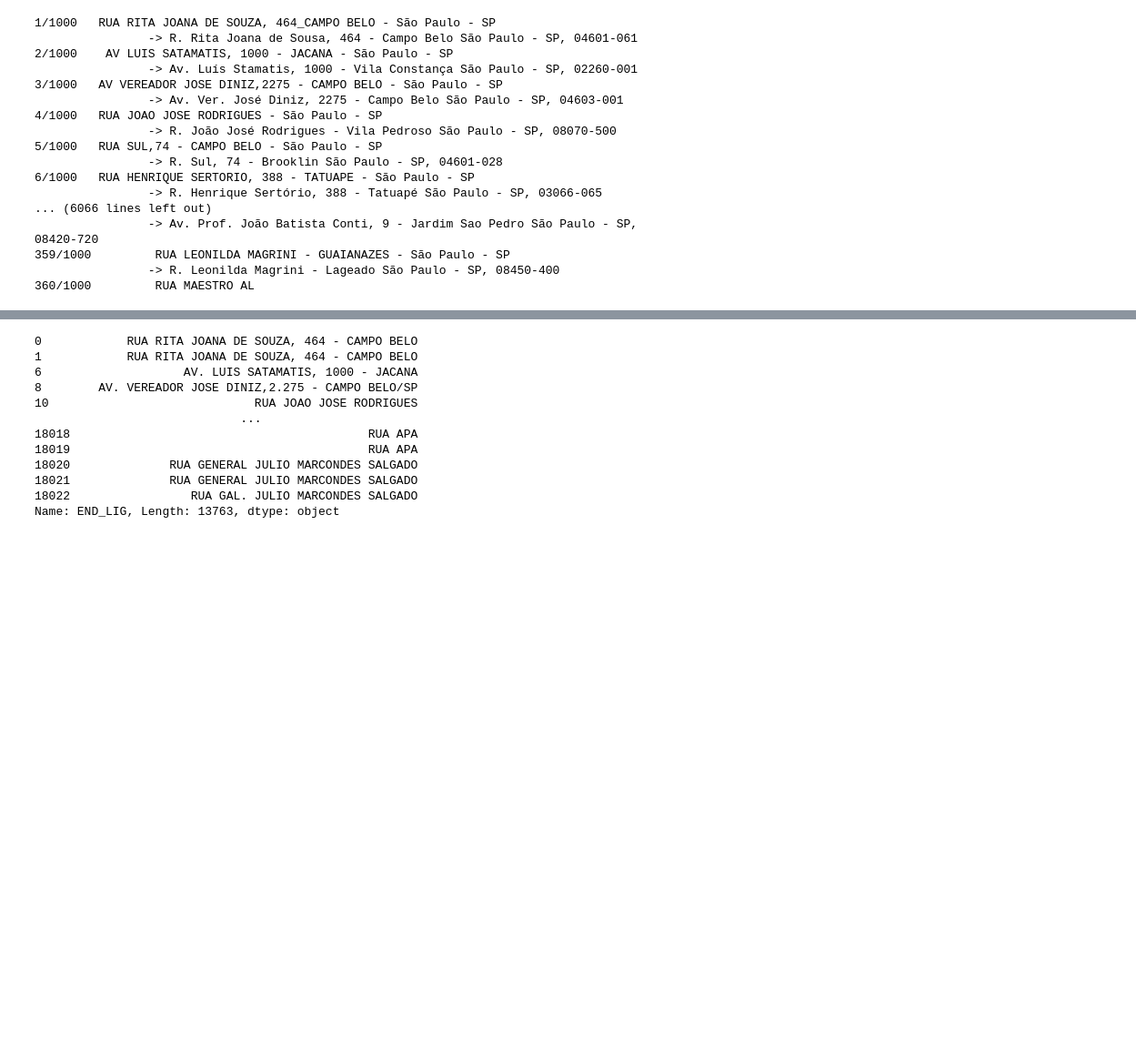
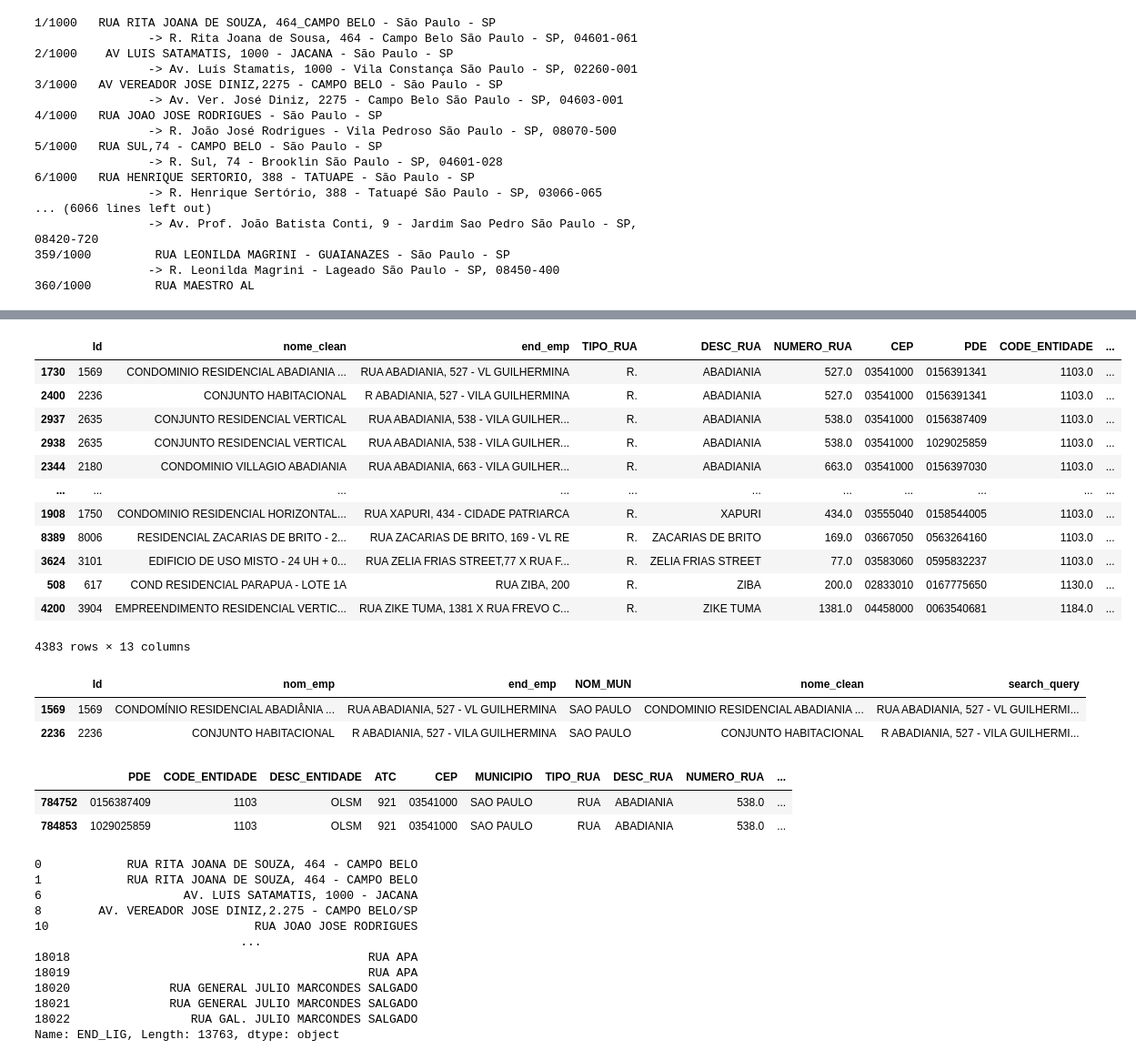
Before and after one commit to arthurhirez/POC_SABESP, a Jupyter notebook: Exploratoria_CargaGeoEmbr.ipynb, the cells around one changed output, grey strips where cells are left out. Shown at 91% size. Drawn from its saved outputs; the diff is of its cells as text; code cells hidden in the pictures; blank space fills up the shorter version.

```diff
--- a/Exploratoria_CargaGeoEmbr.ipynb
+++ b/Exploratoria_CargaGeoEmbr.ipynb
@@ -833,3 +817,27 @@ def scrape_location_data_withbkp(df_queries):
 359/1000         RUA LEONILDA MAGRINI - GUAIANAZES - São Paulo - SP
                 -> R. Leonilda Magrini - Lageado São Paulo - SP, 08450-400
 360/1000         RUA MAESTRO AL
+# %%
+dfs = []
+for i in range(1,10):
+    with open(f'results/results_web_batch_{i}.pkl', 'rb') as file:
+        loaded = pickle.load(file)
+
+    df_aux = pd.DataFrame(loaded, columns=['col1', 'col2', 'col3', 'col4'])
+
+    dfs.append(df_aux)
+
+df_scrap = pd.concat(dfs)
+
+df_scrap.drop(columns=['col1', 'col2'], inplace=True)
+df_scrap.rename(columns = {'col3' : 'Logradouro',
+                         'col4' : 'CEP'}, inplace=True)
+
+
+df_scrap['teste'] = df_scrap['Logradouro'] + '__ ' + df_scrap['CEP']
+
+df_scrap[['lugar', 'CEP_0']] =  df_scrap['teste'].str.split('São Paulo - SP,', n = 1, expand = True)
+
+df_scrap = df_scrap.reset_index(drop = True).reset_index().rename(columns = {'index' : 'Id'})
+
+df_scrap
@@ -1145,0 +911,3 @@ KeyboardInterrupt:
+# %%
+df_ligacoes = pd.merge(data_ligacao_SP[['Id', 'nome_clean', 'end_emp']], df_scrap_ceps, how = 'left', on ='Id')
+df_ligacoes
@@ -1145,0 +928,5 @@ KeyboardInterrupt:
+# %%
+df_ligacoes_clean = df_ligacoes[~df_ligacoes['CEP'].isna()].copy()
+df_ligacoes_clean['NUMERO_RUA'] = df_ligacoes_clean['NUMERO_RUA'].str.extract(r'(\d+)').astype(float)
+df_ligacoes_clean['CEP'] = df_ligacoes_clean['CEP'].str.strip()
+df_ligacoes_clean
@@ -1146,3 +947,40 @@ KeyboardInterrupt:
+# %%
+data_SP_checked['CEP'] = data_SP_checked['CEP'].astype(str)
+
+merge_lig_LOGRADOURO = pd.merge(df_ligacoes_clean,
+                                data_SP_checked[['PDE', 'CODE_ENTIDADE', 'CEP', 'TIPO_RUA', 'DESC_RUA', 'NUMERO_RUA', 'LAT', 'LONG', 'Status']],
+                                how = 'left',
+                                on = ['CEP', 'DESC_RUA', 'NUMERO_RUA'],
+                                suffixes = ('', '_DROP'))
+
+ligacoes_PDE = merge_lig_LOGRADOURO[~merge_lig_LOGRADOURO['PDE'].isna()].sort_values(['DESC_RUA', 'NUMERO_RUA'])
+ligacoes_PDE
+# %% [output]
+|  | Id | nome_clean | end_emp | TIPO_RUA | DESC_RUA | NUMERO_RUA | CEP | PDE | CODE_ENTIDADE | ... |
+| 1730 | 1569 | CONDOMINIO RESIDENCIAL ABADIANIA ... | RUA ABADIANIA, 527 - VL GUILHERMINA | R. | ABADIANIA | 527.0 | 03541000 | 0156391341 | 1103.0 | ... |
+| 2400 | 2236 | CONJUNTO HABITACIONAL | R ABADIANIA, 527 - VILA GUILHERMINA | R. | ABADIANIA | 527.0 | 03541000 | 0156391341 | 1103.0 | ... |
+| 2937 | 2635 | CONJUNTO RESIDENCIAL VERTICAL | RUA ABADIANIA, 538 - VILA GUILHER... | R. | ABADIANIA | 538.0 | 03541000 | 0156387409 | 1103.0 | ... |
+| 2938 | 2635 | CONJUNTO RESIDENCIAL VERTICAL | RUA ABADIANIA, 538 - VILA GUILHER... | R. | ABADIANIA | 538.0 | 03541000 | 1029025859 | 1103.0 | ... |
+| 2344 | 2180 | CONDOMINIO VILLAGIO ABADIANIA | RUA ABADIANIA, 663 - VILA GUILHER... | R. | ABADIANIA | 663.0 | 03541000 | 0156397030 | 1103.0 | ... |
+| ... | ... | ... | ... | ... | ... | ... | ... | ... | ... | ... |
+| 1908 | 1750 | CONDOMINIO RESIDENCIAL HORIZONTAL... | RUA XAPURI, 434 - CIDADE PATRIARCA | R. | XAPURI | 434.0 | 03555040 | 0158544005 | 1103.0 | ... |
+| 8389 | 8006 | RESIDENCIAL ZACARIAS DE BRITO - 2... | RUA ZACARIAS DE BRITO, 169 - VL RE | R. | ZACARIAS DE BRITO | 169.0 | 03667050 | 0563264160 | 1103.0 | ... |
+| 3624 | 3101 | EDIFICIO DE USO MISTO - 24 UH + 0... | RUA ZELIA FRIAS STREET,77 X RUA F... | R. | ZELIA FRIAS STREET | 77.0 | 03583060 | 0595832237 | 1103.0 | ... |
+| 508 | 617 | COND RESIDENCIAL PARAPUA - LOTE 1A | RUA ZIBA, 200 | R. | ZIBA | 200.0 | 02833010 | 0167775650 | 1130.0 | ... |
+| 4200 | 3904 | EMPREENDIMENTO RESIDENCIAL VERTIC... | RUA ZIKE TUMA, 1381 X RUA FREVO C... | R. | ZIKE TUMA | 1381.0 | 04458000 | 0063540681 | 1184.0 | ... |
+4383 rows × 13 columns
+# %%
+data_ligacao_SP.loc[[1569, 2236]]
+# %% [output]
+|  | Id | nom_emp | end_emp | NOM_MUN | nome_clean | search_query |
+| 1569 | 1569 | CONDOMÍNIO RESIDENCIAL ABADIÂNIA ... | RUA ABADIANIA, 527 - VL GUILHERMINA | SAO PAULO | CONDOMINIO RESIDENCIAL ABADIANIA ... | RUA ABADIANIA, 527 - VL GUILHERMI... |
+| 2236 | 2236 | CONJUNTO HABITACIONAL | R ABADIANIA, 527 - VILA GUILHERMINA | SAO PAULO | CONJUNTO HABITACIONAL | R ABADIANIA, 527 - VILA GUILHERMI... |
+# %%
+data_SP_checked[(data_SP_checked['DESC_RUA'] == 'ABADIANIA') & (data_SP_checked['NUMERO_RUA'] == 538)]
+# %% [output]
+|  | PDE | CODE_ENTIDADE | DESC_ENTIDADE | ATC | CEP | MUNICIPIO | TIPO_RUA | DESC_RUA | NUMERO_RUA | ... |
+| 784752 | 0156387409 | 1103 | OLSM | 921 | 03541000 | SAO PAULO | RUA | ABADIANIA | 538.0 | ... |
+| 784853 | 1029025859 | 1103 | OLSM | 921 | 03541000 | SAO PAULO | RUA | ABADIANIA | 538.0 | ... |
 # %%
 from unidecode import unidecode
 
```
Also changed, not shown: parts of 15 cells of this notebook.
